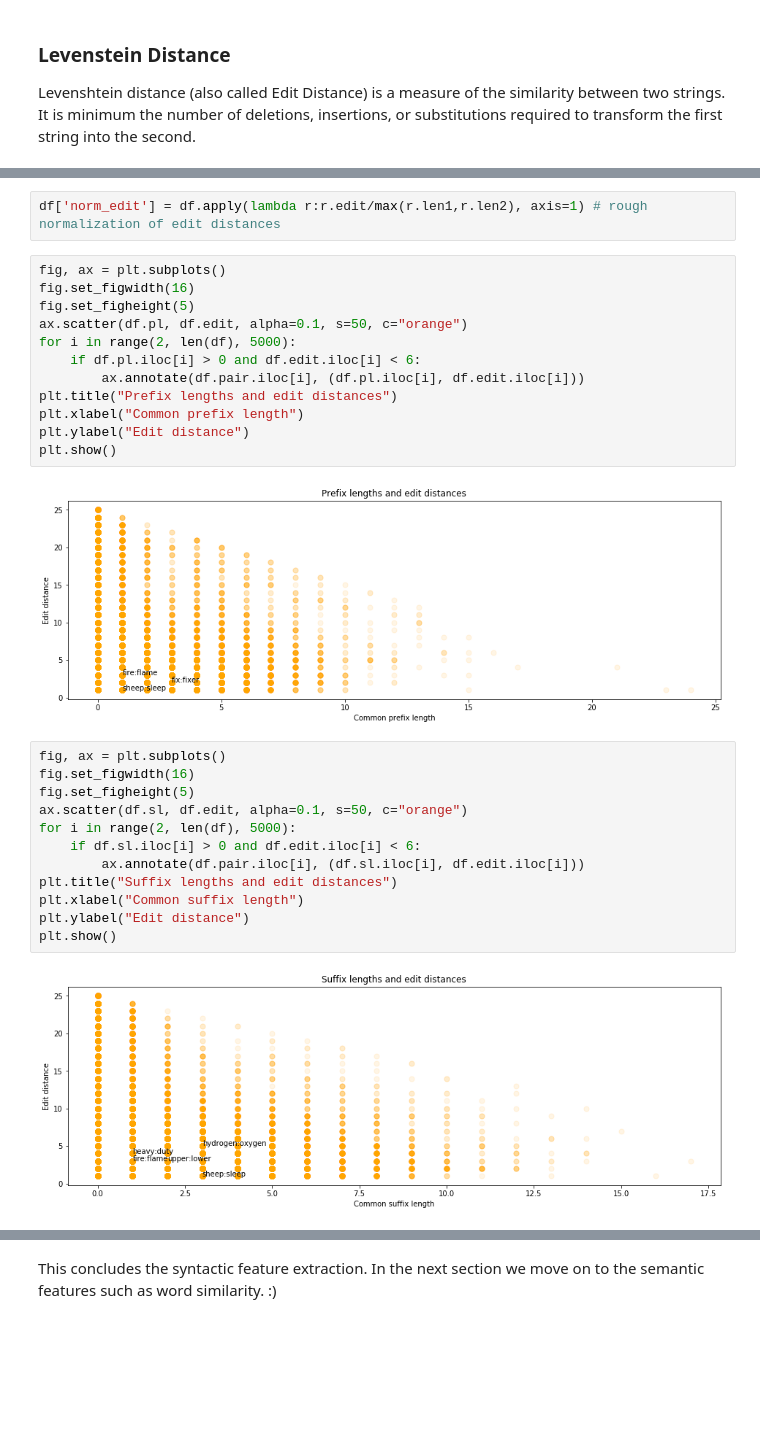
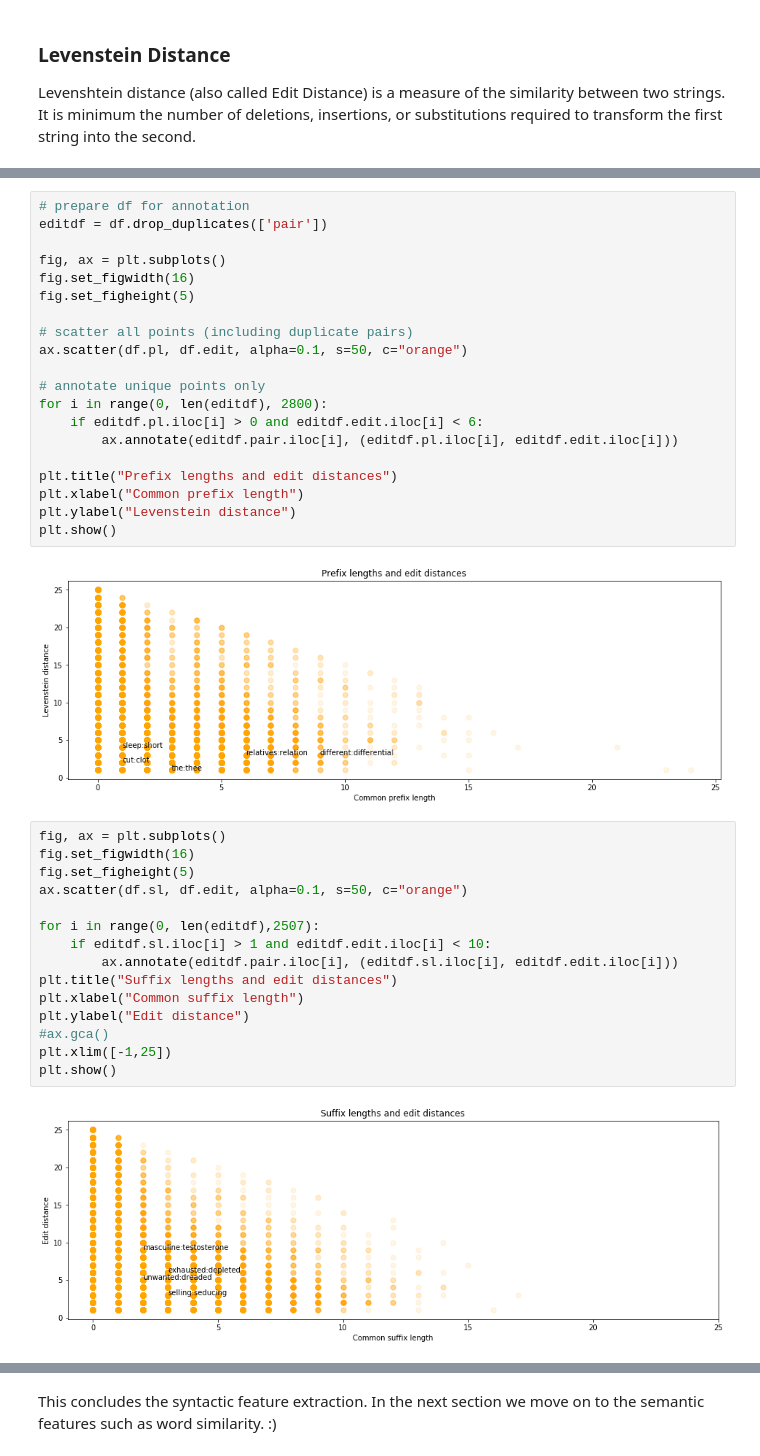
Before and after one commit to louweal/wordgame, a Jupyter notebook: notebooks/Word Association Analysis.ipynb, the cells around one changed output, grey strips where cells are left out. Drawn from its saved outputs; the diff is of its cells as text; blank space fills up the shorter version.

```diff
--- a/notebooks/Word Association Analysis.ipynb
+++ b/notebooks/Word Association Analysis.ipynb
@@ -328,30 +328,39 @@ df['edit'] = df.apply(lambda r:Levenshtein.distance(r.word1, r.word2), axis=1)
-# %%
-df['norm_edit'] = df.apply(lambda r:r.edit/max(r.len1,r.len2), axis=1) # rough normalization of edit distances
 # %%
+# prepare df for annotation
+editdf = df.drop_duplicates(['pair'])
+
 fig, ax = plt.subplots()
 fig.set_figwidth(16)
 fig.set_figheight(5)
+
+# scatter all points (including duplicate pairs)
 ax.scatter(df.pl, df.edit, alpha=0.1, s=50, c="orange")
-for i in range(2, len(df), 5000):
-    if df.pl.iloc[i] > 0 and df.edit.iloc[i] < 6:
-        ax.annotate(df.pair.iloc[i], (df.pl.iloc[i], df.edit.iloc[i]))
+
+# annotate unique points only
+for i in range(0, len(editdf), 2800):
+    if editdf.pl.iloc[i] > 0 and editdf.edit.iloc[i] < 6:
+        ax.annotate(editdf.pair.iloc[i], (editdf.pl.iloc[i], editdf.edit.iloc[i]))
+
 plt.title("Prefix lengths and edit distances")
 plt.xlabel("Common prefix length")
-plt.ylabel("Edit distance")
+plt.ylabel("Levenstein distance")
 plt.show()
 # %% [output]
-[figure, old version]
+[figure, new version]
 # %%
 fig, ax = plt.subplots()
 fig.set_figwidth(16)
 fig.set_figheight(5)
 ax.scatter(df.sl, df.edit, alpha=0.1, s=50, c="orange")
-for i in range(2, len(df), 5000):
-    if df.sl.iloc[i] > 0 and df.edit.iloc[i] < 6:
-        ax.annotate(df.pair.iloc[i], (df.sl.iloc[i], df.edit.iloc[i]))
+
+for i in range(0, len(editdf),2507):
+    if editdf.sl.iloc[i] > 1 and editdf.edit.iloc[i] < 10:
+        ax.annotate(editdf.pair.iloc[i], (editdf.sl.iloc[i], editdf.edit.iloc[i]))
 plt.title("Suffix lengths and edit distances")
 plt.xlabel("Common suffix length")
 plt.ylabel("Edit distance")
+#ax.gca()
+plt.xlim([-1,25])
 plt.show()
 # %% [output]
-[figure, old version]
+[figure, new version]
```
Also changed, not shown: parts of 36 cells of this notebook.
